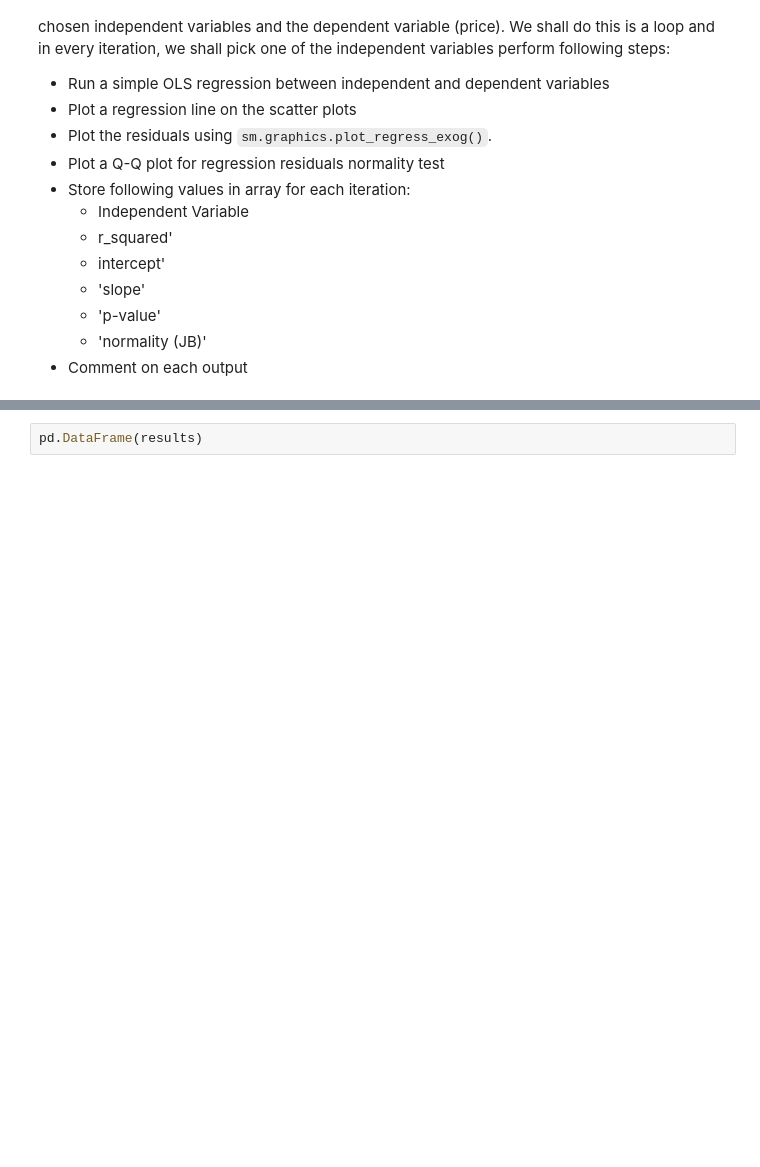
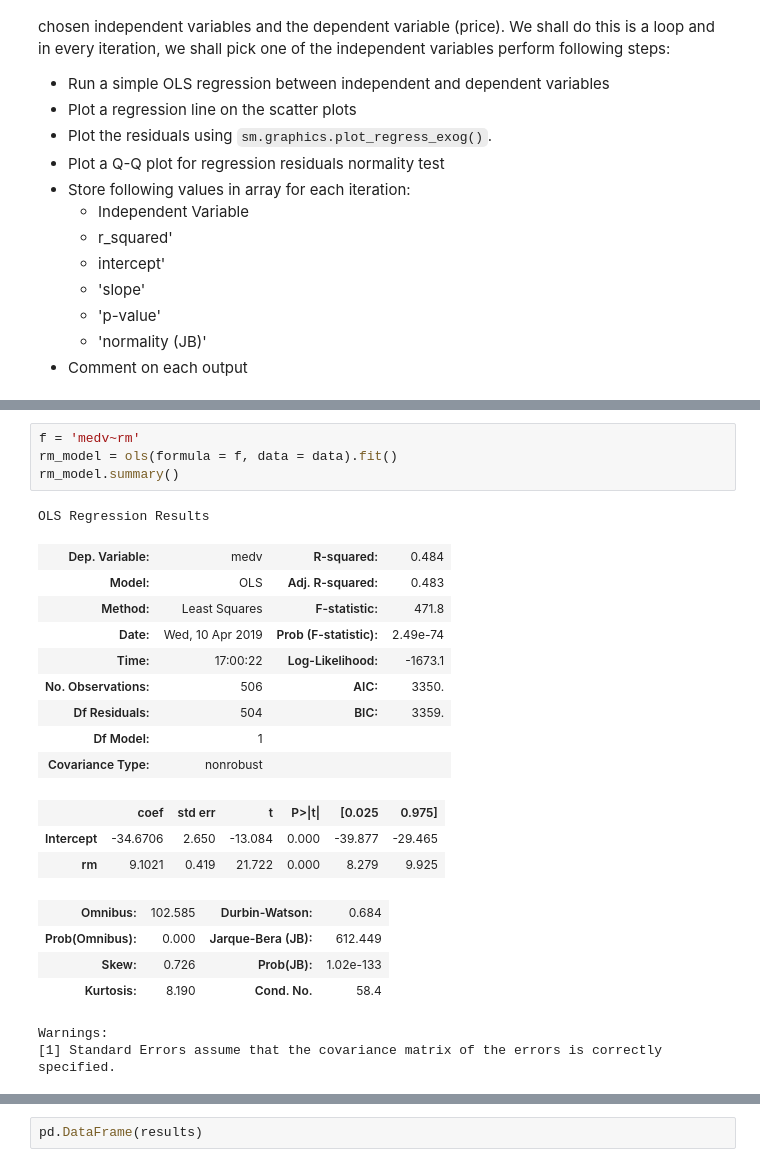
Before and after one commit to Patrickbfuller/dsc-01-10-16-regression-EOD-Lab, a Jupyter notebook: index.ipynb, the cells around one changed output, grey strips where cells are left out. Saved outputs shown, nothing was run; the diff lists cells and outputs as text; blank space fills up the shorter version.

```diff
--- a/index.ipynb
+++ b/index.ipynb
@@ -150,0 +176,24 @@ Right here is the real deal. Let's perform a number of simple regression experim
+# %%
+f = 'medv~rm'
+rm_model = ols(formula = f, data = data).fit()
+rm_model.summary()
+# %% [output]
+OLS Regression Results
+| Dep. Variable: | medv | R-squared: | 0.484 |
+| Model: | OLS | Adj. R-squared: | 0.483 |
+| Method: | Least Squares | F-statistic: | 471.8 |
+| Date: | Wed, 10 Apr 2019 | Prob (F-statistic): | 2.49e-74 |
+| Time: | 17:00:22 | Log-Likelihood: | -1673.1 |
+| No. Observations: | 506 | AIC: | 3350. |
+| Df Residuals: | 504 | BIC: | 3359. |
+| Df Model: | 1 |  |  |
+| Covariance Type: | nonrobust |  |  |
+|  | coef | std err | t | P>|t| | [0.025 | 0.975] |
+| Intercept | -34.6706 | 2.650 | -13.084 | 0.000 | -39.877 | -29.465 |
+| rm | 9.1021 | 0.419 | 21.722 | 0.000 | 8.279 | 9.925 |
+| Omnibus: | 102.585 | Durbin-Watson: | 0.684 |
+| Prob(Omnibus): | 0.000 | Jarque-Bera (JB): | 612.449 |
+| Skew: | 0.726 | Prob(JB): | 1.02e-133 |
+| Kurtosis: | 8.190 | Cond. No. | 58.4 |
+Warnings:
+[1] Standard Errors assume that the covariance matrix of the errors is correctly specified.
```
Also changed, not shown: parts of 4 cells of this notebook.
